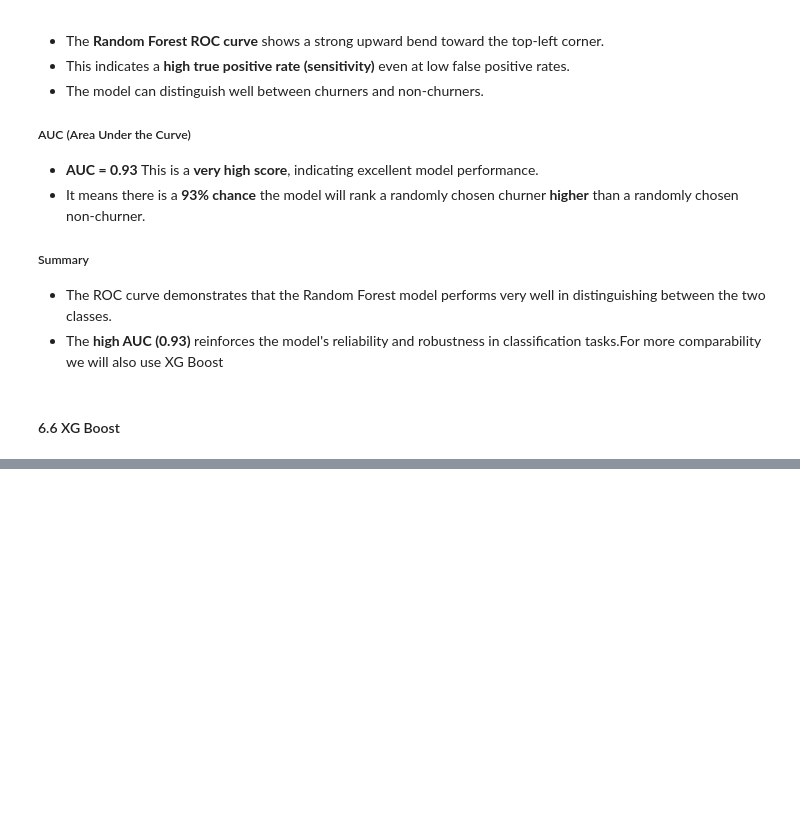
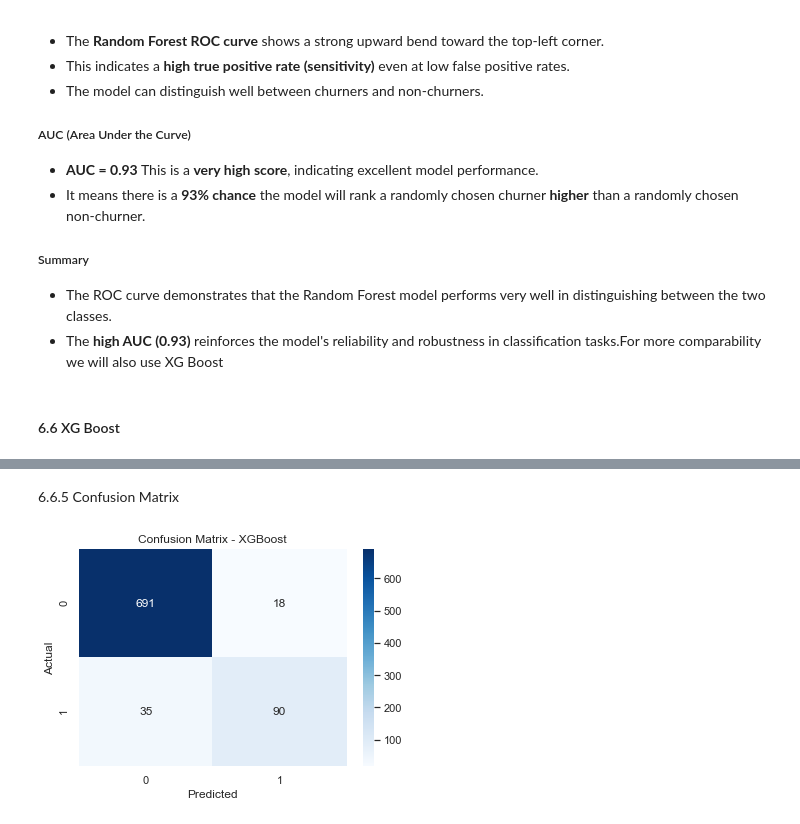
Before and after one commit to Nightingale-Tech/SYRIATEL-CUSTOMER-CHURN, a Jupyter notebook: notebooks/customer churn.ipynb, the cells around one changed output, grey strips where cells are left out. Drawn from its saved outputs; the diff is of its cells as text; code cells hidden in the pictures; blank space fills up the shorter version.

Commit message:
add XG Boost confusion matrix and its interpretation

```diff
--- a/notebooks/customer churn.ipynb
+++ b/notebooks/customer churn.ipynb
@@ -864,5 +880,5 @@ plt.show()
 # %%
-# Defining the model
+# Define the XGBoost Model & Pipeline
 xgb_model = XGBClassifier(
     n_estimators=100,
     max_depth=4,
@@ -871,3 +887,7 @@ xgb_model = XGBClassifier(
     eval_metric='logloss',
     random_state=42
 )
+xgb_pipeline = Pipeline(steps=[
+    ('preprocessor', preprocessor),
+    ('classifier', xgb_model)
+])
@@ -893,0 +896,6 @@ preprocessor = ColumnTransformer(
+# %%
+xgb_pipeline.fit(X_train, y_train)
+
+# Predictions
+y_pred = xgb_pipeline.predict(X_test)
+y_proba = xgb_pipeline.predict_proba(X_test)[:, 1]
@@ -893,0 +904,10 @@ preprocessor = ColumnTransformer(
+# %%
+models = { 'XG Boost': rf}
+
+for name, model in models.items():
+    y_pred = model.predict(X_test)
+    y_prob = model.predict_proba(X_test)[:, 1]
+print(f"\n=== {name} ===")
+print("Accuracy:", accuracy_score(y_test, y_pred))
+print("ROC AUC:", roc_auc_score(y_test, y_prob))
+print("Classification Report:\n", classification_report(y_test, y_pred))
@@ -893,0 +927,14 @@ preprocessor = ColumnTransformer(
+# %% [markdown]
+6.6.5 Confusion Matrix
+# %%
+# Confusion Matrix
+cm = confusion_matrix(y_test, y_pred)
+
+plt.figure(figsize=(6, 4))
+sns.heatmap(cm, annot=True, fmt='d', cmap='Blues')
+plt.title('Confusion Matrix - XGBoost')
+plt.xlabel('Predicted')
+plt.ylabel('Actual')
+plt.show()
+# %% [output]
+[figure, added]
```
Also changed, not shown: parts of 9 cells of this notebook.
